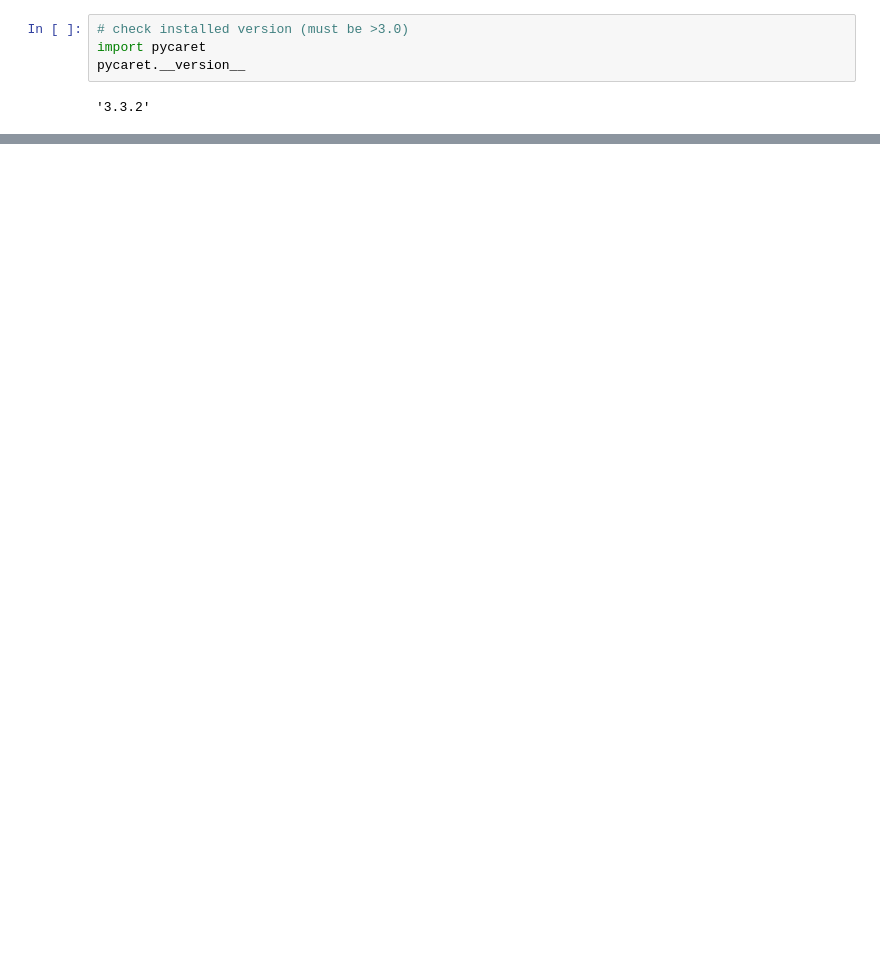
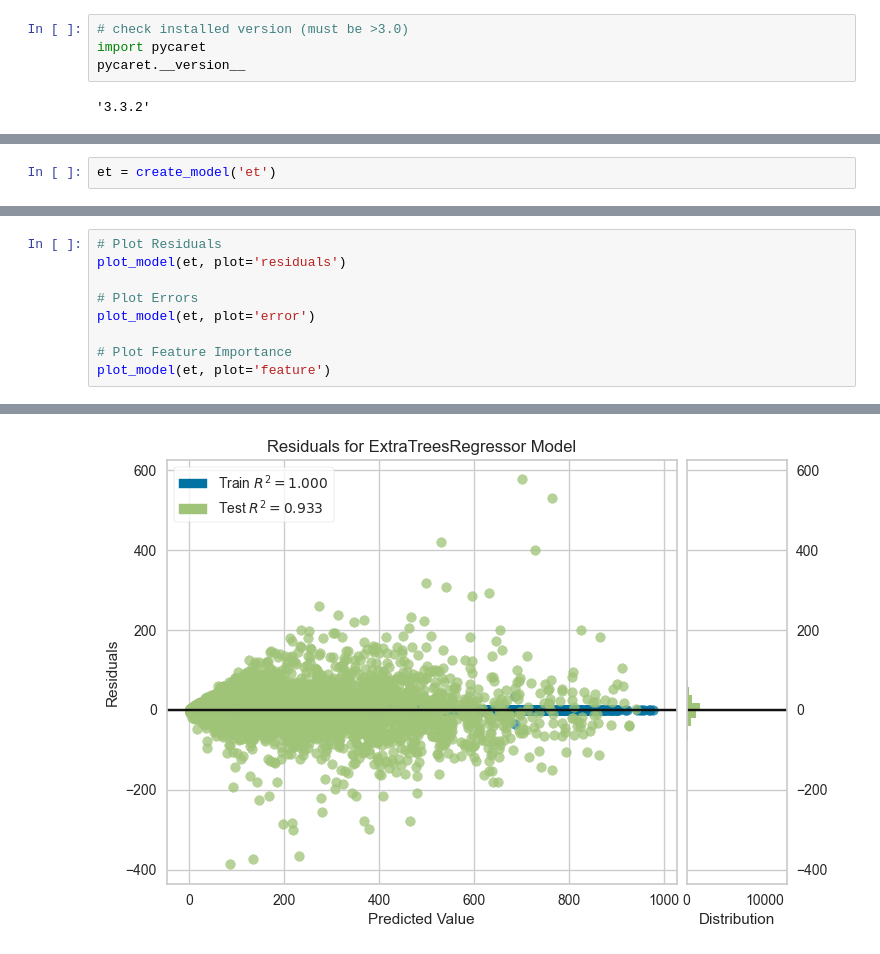
Before and after one commit to ZackOverend/Bike-Share-ML-Research, a Jupyter notebook: Zackary-Overend-Final.ipynb, the cells around one changed output, grey strips where cells are left out. Saved outputs shown, nothing was run; the diff lists cells and outputs as text; blank space fills up the shorter version.

```diff
--- a/Zackary-Overend-Final.ipynb
+++ b/Zackary-Overend-Final.ipynb
@@ -46,0 +124,2 @@ OSError: dlopen(/Library/Frameworks/Python.framework/Versions/3.10/lib/python3.1
+# %%
+et = create_model('et')
@@ -46,0 +143,10 @@ OSError: dlopen(/Library/Frameworks/Python.framework/Versions/3.10/lib/python3.1
+# %%
+# Plot Residuals
+plot_model(et, plot='residuals')
+
+# Plot Errors
+plot_model(et, plot='error')
+
+# Plot Feature Importance
+plot_model(et, plot='feature')
+# %% [output]
@@ -46,0 +154 @@ OSError: dlopen(/Library/Frameworks/Python.framework/Versions/3.10/lib/python3.1
+[figure, added]
```
Also changed, not shown: parts of 9 cells of this notebook, 7 other files.
